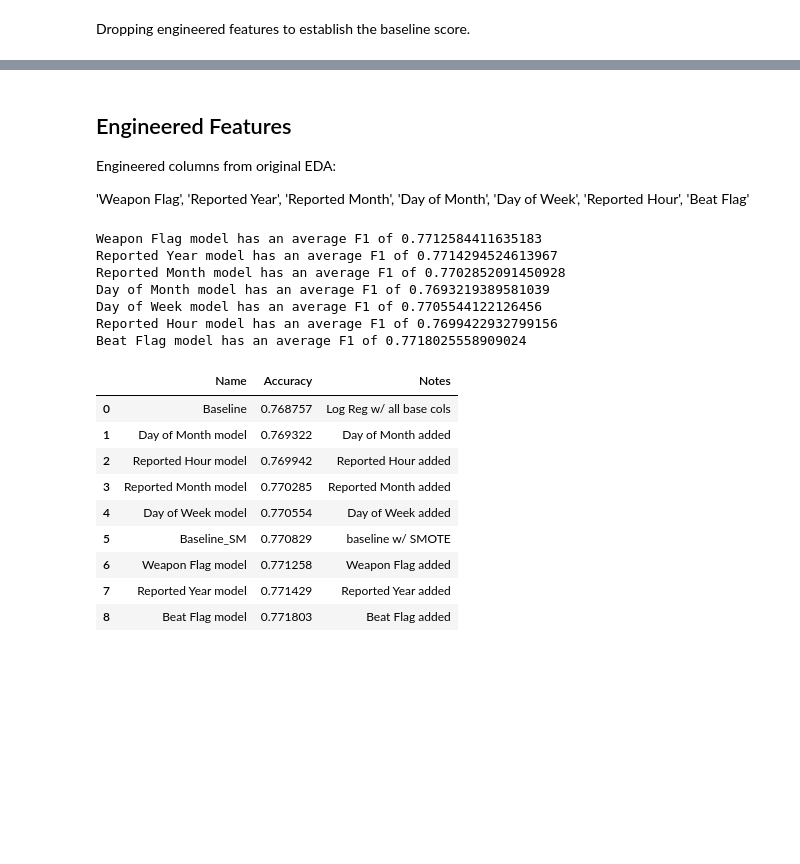
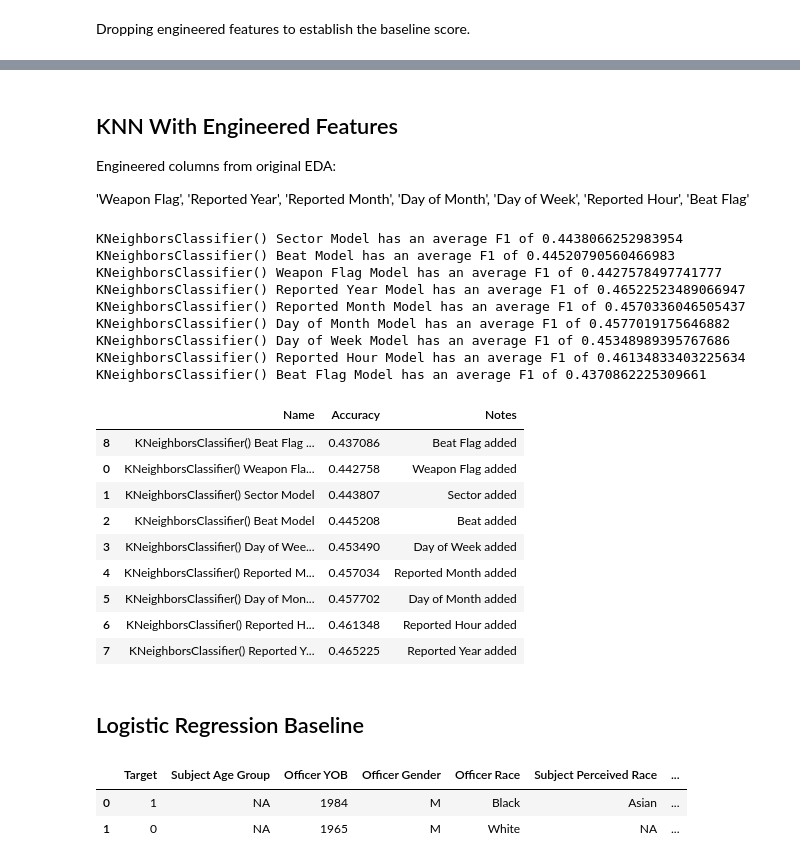
Before and after one commit to jeffreyhwatson/terry_stops_project, a Jupyter notebook: notebooks/exploratory/engineering.ipynb, the cells around one changed output, grey strips where cells are left out. Drawn from its saved outputs; the diff is of its cells as text; code cells hidden in the pictures; blank space fills up the shorter version.

```diff
--- a/notebooks/exploratory/engineering.ipynb
+++ b/notebooks/exploratory/engineering.ipynb
@@ -116,33 +149,49 @@ modeling.history
 # %% [markdown]
-## Engineered Features
+## KNN With Engineered Features
 Engineered columns from original EDA:
 
 'Weapon Flag', 'Reported Year', 'Reported Month', 'Day of Month', 'Day of Week', 'Reported Hour', 'Beat Flag'
-# %%
-for feature in feature_list:
-    feature_df = f.framer(df, [feature], feature_list)
-    X, y = f.Xy(feature_df)
-    X_train, X_test, y_train, y_test = f.splitter(X,y)
-    feature_pipe = make_sm_pipeline(preprocessing, sm, clf)
-    modeling.report(feature_pipe, X_train, y_train, f'{feature} model', f'{feature} added')
-# %% [output]
-Weapon Flag model has an average F1 of 0.7712584411635183
-Reported Year model has an average F1 of 0.7714294524613967
-Reported Month model has an average F1 of 0.7702852091450928
-Day of Month model has an average F1 of 0.7693219389581039
-Day of Week model has an average F1 of 0.7705544122126456
-Reported Hour model has an average F1 of 0.7699422932799156
-Beat Flag model has an average F1 of 0.7718025558909024
-# %%
-modeling.history
-# %% [output]
-|  | Name | Accuracy | Notes |
-| 0 | Baseline | 0.768757 | Log Reg w/ all base cols |
-| 1 | Day of Month model | 0.769322 | Day of Month added |
-| 2 | Reported Hour model | 0.769942 | Reported Hour added |
-| 3 | Reported Month model | 0.770285 | Reported Month added |
-| 4 | Day of Week model | 0.770554 | Day of Week added |
-| 5 | Baseline_SM | 0.770829 | baseline w/ SMOTE |
-| 6 | Weapon Flag model | 0.771258 | Weapon Flag added |
-| 7 | Reported Year model | 0.771429 | Reported Year added |
-| 8 | Beat Flag model | 0.771803 | Beat Flag added |
+# %%
+feature_list1 = ['Sector',
+ 'Beat',
+ 'Weapon Flag',
+ 'Reported Year',
+ 'Reported Month',
+ 'Day of Month',
+ 'Day of Week',
+ 'Reported Hour',
+ 'Beat Flag']
+# %%
+excluded1 = ['Weapon Type',
+ 'Initial Call Type',
+ 'Final Call Type',
+ 'Call Type',
+ 'Officer Squad',
+ 'Arrest Flag',
+ 'Frisk Flag',]
+# %%
+engineered = f.framer(df, feature_list1, excluded1)
+# %%
+f.feature_test(engineered, KNN, feature_list1)
+# %% [output]
+KNeighborsClassifier() Sector Model has an average F1 of 0.4438066252983954
+KNeighborsClassifier() Beat Model has an average F1 of 0.44520790560466983
+KNeighborsClassifier() Weapon Flag Model has an average F1 of 0.4427578497741777
+KNeighborsClassifier() Reported Year Model has an average F1 of 0.46522523489066947
+KNeighborsClassifier() Reported Month Model has an average F1 of 0.4570336046505437
+KNeighborsClassifier() Day of Month Model has an average F1 of 0.4577019175646882
+KNeighborsClassifier() Day of Week Model has an average F1 of 0.45348989395767686
+KNeighborsClassifier() Reported Hour Model has an average F1 of 0.46134833403225634
+KNeighborsClassifier() Beat Flag Model has an average F1 of 0.4370862225309661
+|  | Name | Accuracy | Notes |
+| 8 | KNeighborsClassifier() Beat Flag ... | 0.437086 | Beat Flag added |
+| 0 | KNeighborsClassifier() Weapon Fla... | 0.442758 | Weapon Flag added |
+| 1 | KNeighborsClassifier() Sector Model | 0.443807 | Sector added |
+| 2 | KNeighborsClassifier() Beat Model | 0.445208 | Beat added |
+| 3 | KNeighborsClassifier() Day of Wee... | 0.453490 | Day of Week added |
+| 4 | KNeighborsClassifier() Reported M... | 0.457034 | Reported Month added |
+| 5 | KNeighborsClassifier() Day of Mon... | 0.457702 | Day of Month added |
+| 6 | KNeighborsClassifier() Reported H... | 0.461348 | Reported Hour added |
+| 7 | KNeighborsClassifier() Reported Y... | 0.465225 | Reported Year added |
+# %% [markdown]
+## Logistic Regression Baseline
@@ -148,0 +210,6 @@ modeling.history
+# %%
+baseline_df1.head(2)
+# %% [output]
+|  | Target | Subject Age Group | Officer YOB | Officer Gender | Officer Race | Subject Perceived Race | ... |
+| 0 | 1 | NA | 1984 | M | Black | Asian | ... |
+| 1 | 0 | NA | 1965 | M | White | NA | ... |
```
Also changed, not shown: parts of 31 cells of this notebook, 2 other files.
